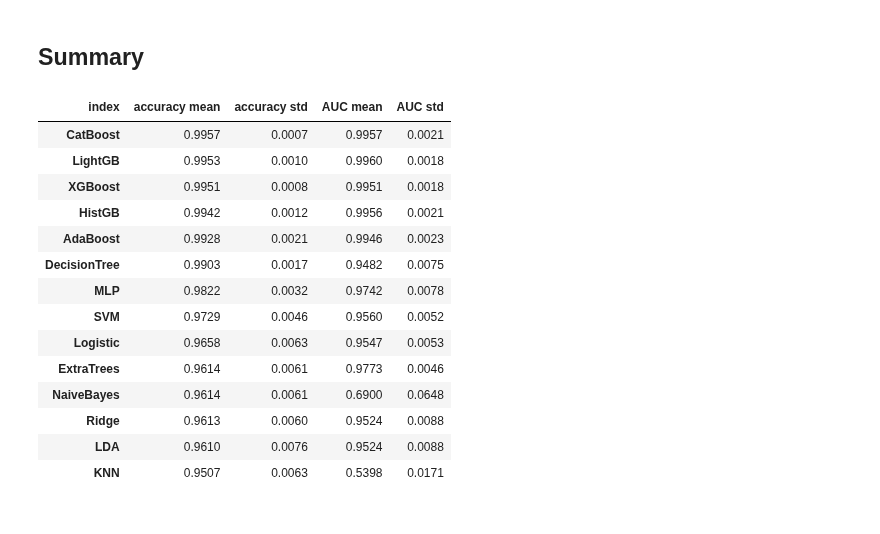
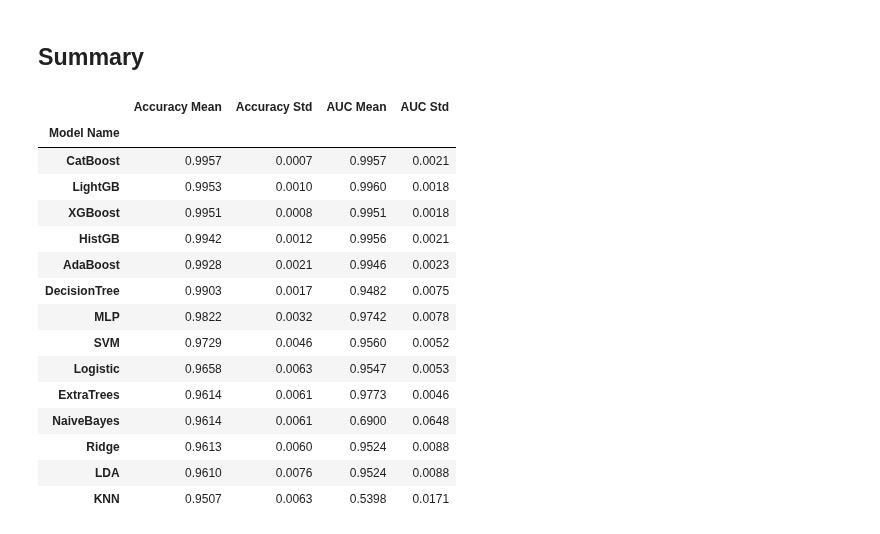
Before and after one commit to zEuler1027/ML_PICS, a Jupyter notebook: model_eicu_full.ipynb, the cells around one changed output. Drawn from its saved outputs; the diff is of its cells as text; code cells hidden in the pictures.

Commit message:
improve result name

```diff
--- a/model_eicu_full.ipynb
+++ b/model_eicu_full.ipynb
@@ -14,14 +14,14 @@ from common_model import SEED, SCORING, cv
 # %%
 MODEL_RESULT_PATH = './data/model_result.csv'
 
-# index: 'accuracy mean', 'accuracy std', 'AUC mean', 'AUC std'
+# index: 'Accuracy Mean', 'Accuracy Std', 'AUC Mean', 'AUC Std'
 df_result = pd.read_csv(
     MODEL_RESULT_PATH,
-    index_col='index',
+    index_col='Index',
 )
 print(
     df_result.T.sort_values(
-        by=['accuracy mean', 'AUC mean'],
+        by=['Accuracy Mean', 'AUC Mean'],
         ascending=False,
     )
 )
@@ -570,13 +570,15 @@ df_result.to_csv(MODEL_RESULT_PATH)
 ## Summary
 # %%
 df_summary = df_result.T.sort_values(
-    by=['accuracy mean', 'AUC mean'],
+    by=['Accuracy Mean', 'AUC Mean'],
     ascending=False,
-)
-
+).copy()
+df_summary.columns.name = ''
+df_summary.index.name = 'Model Name'
 df_summary.style.format('{:.4f}')
 # %% [output]
-| index | accuracy mean | accuracy std | AUC mean | AUC std |
+|  | Accuracy Mean | Accuracy Std | AUC Mean | AUC Std |
+| Model Name |  |  |  |  |
 | CatBoost | 0.9957 | 0.0007 | 0.9957 | 0.0021 |
 | LightGB | 0.9953 | 0.0010 | 0.9960 | 0.0018 |
 | XGBoost | 0.9951 | 0.0008 | 0.9951 | 0.0018 |
```
Also changed, not shown: parts of 1 cell of this notebook, 1 other file.
